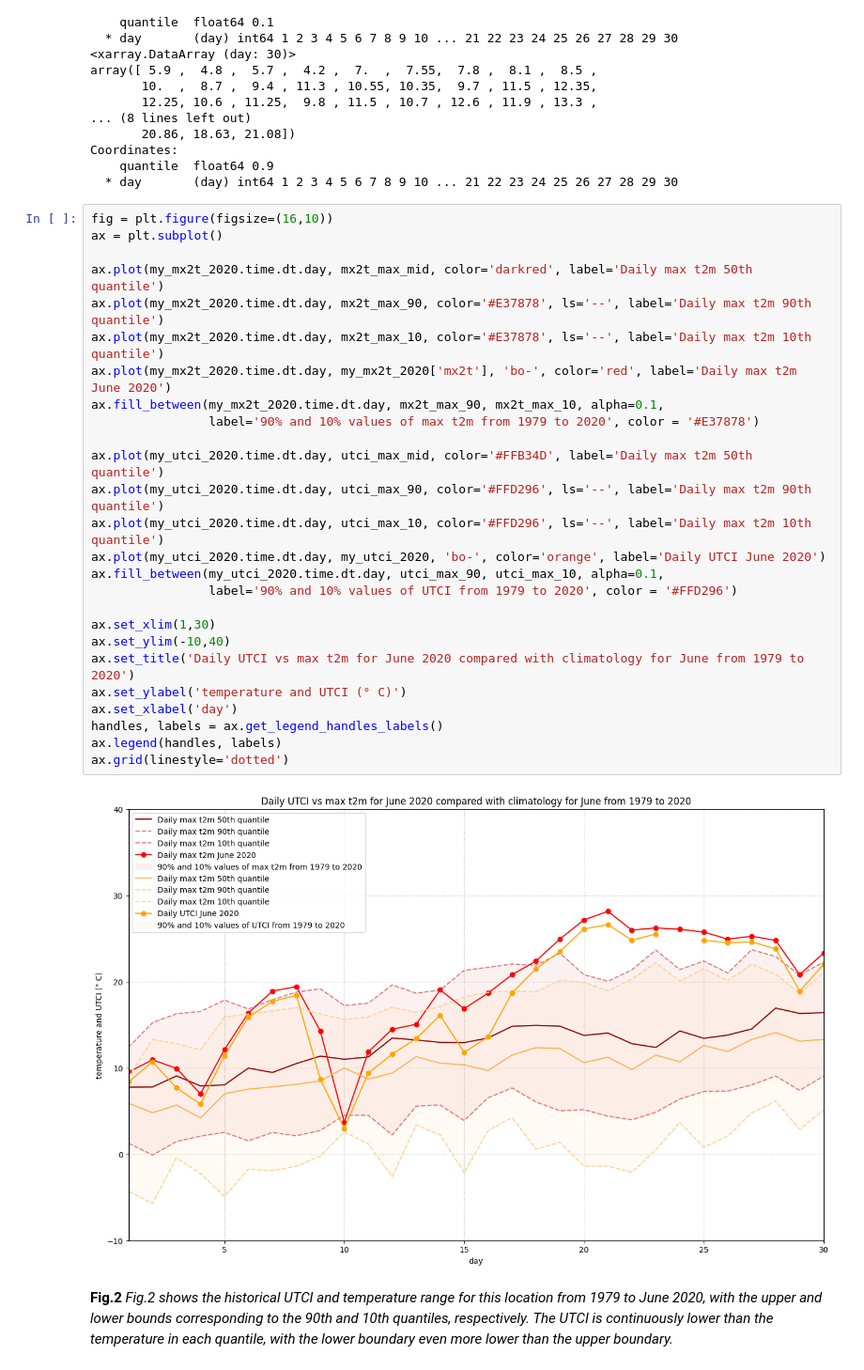
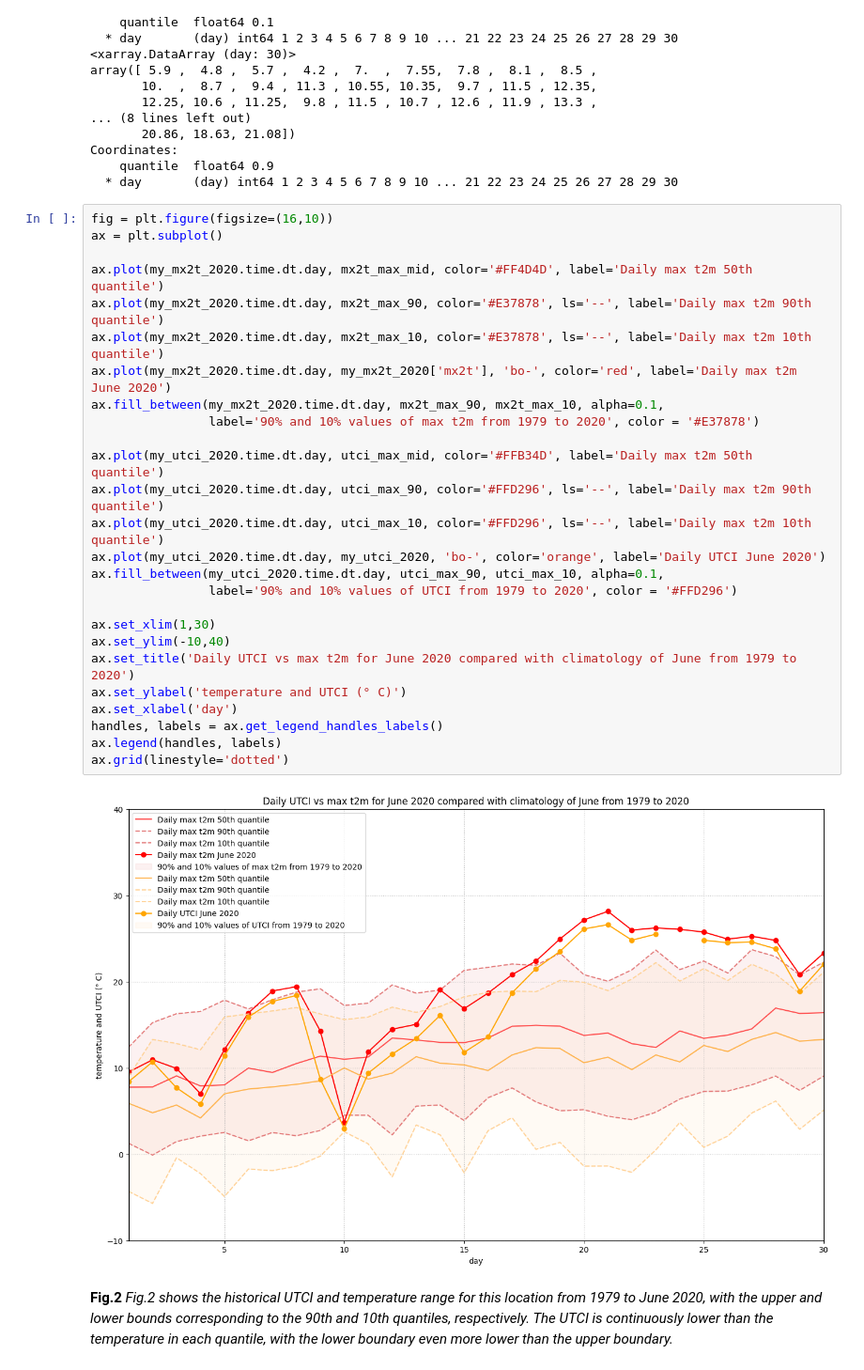
Before and after one commit to xinhe-zhang/heatwave, a Jupyter notebook: HW4_張昕荷_R12228016.ipynb, the cells around one changed output. Shown at 94% size. Saved outputs shown, nothing was run; the diff lists cells and outputs as text.

```diff
--- a/HW4_張昕荷_R12228016.ipynb
+++ b/HW4_張昕荷_R12228016.ipynb
@@ -401,31 +401,31 @@ Coordinates:
 # %%
 fig = plt.figure(figsize=(16,10))
 ax = plt.subplot()
 
-ax.plot(my_mx2t_2020.time.dt.day, mx2t_max_mid, color='darkred', label='Daily max t2m 50th quantile')
+ax.plot(my_mx2t_2020.time.dt.day, mx2t_max_mid, color='#FF4D4D', label='Daily max t2m 50th quantile')
 ax.plot(my_mx2t_2020.time.dt.day, mx2t_max_90, color='#E37878', ls='--', label='Daily max t2m 90th quantile')
 ax.plot(my_mx2t_2020.time.dt.day, mx2t_max_10, color='#E37878', ls='--', label='Daily max t2m 10th quantile')
 ax.plot(my_mx2t_2020.time.dt.day, my_mx2t_2020['mx2t'], 'bo-', color='red', label='Daily max t2m June 2020')
 ax.fill_between(my_mx2t_2020.time.dt.day, mx2t_max_90, mx2t_max_10, alpha=0.1,
                 label='90% and 10% values of max t2m from 1979 to 2020', color = '#E37878')
 
 ax.plot(my_utci_2020.time.dt.day, utci_max_mid, color='#FFB34D', label='Daily max t2m 50th quantile')
 ax.plot(my_utci_2020.time.dt.day, utci_max_90, color='#FFD296', ls='--', label='Daily max t2m 90th quantile')
 ax.plot(my_utci_2020.time.dt.day, utci_max_10, color='#FFD296', ls='--', label='Daily max t2m 10th quantile')
 ax.plot(my_utci_2020.time.dt.day, my_utci_2020, 'bo-', color='orange', label='Daily UTCI June 2020')
 ax.fill_between(my_utci_2020.time.dt.day, utci_max_90, utci_max_10, alpha=0.1,
                 label='90% and 10% values of UTCI from 1979 to 2020', color = '#FFD296')
 
 ax.set_xlim(1,30)
 ax.set_ylim(-10,40)
-ax.set_title('Daily UTCI vs max t2m for June 2020 compared with climatology for June from 1979 to 2020')
+ax.set_title('Daily UTCI vs max t2m for June 2020 compared with climatology of June from 1979 to 2020')
 ax.set_ylabel('temperature and UTCI (° C)')
 ax.set_xlabel('day')
 handles, labels = ax.get_legend_handles_labels()
 ax.legend(handles, labels)
 ax.grid(linestyle='dotted')
 # %% [output]
-[figure, old version]
+[figure, new version]
 # %% [markdown]
 **Fig.2**
 *Fig.2 shows the historical UTCI and temperature range for this location from 1979 to June 2020, with the upper and lower bounds corresponding to the 90th and 10th quantiles, respectively. The UTCI is continuously lower than the temperature in each quantile, with the lower boundary even more lower than the upper boundary.*
```
Also changed, not shown: parts of 3 cells of this notebook.
